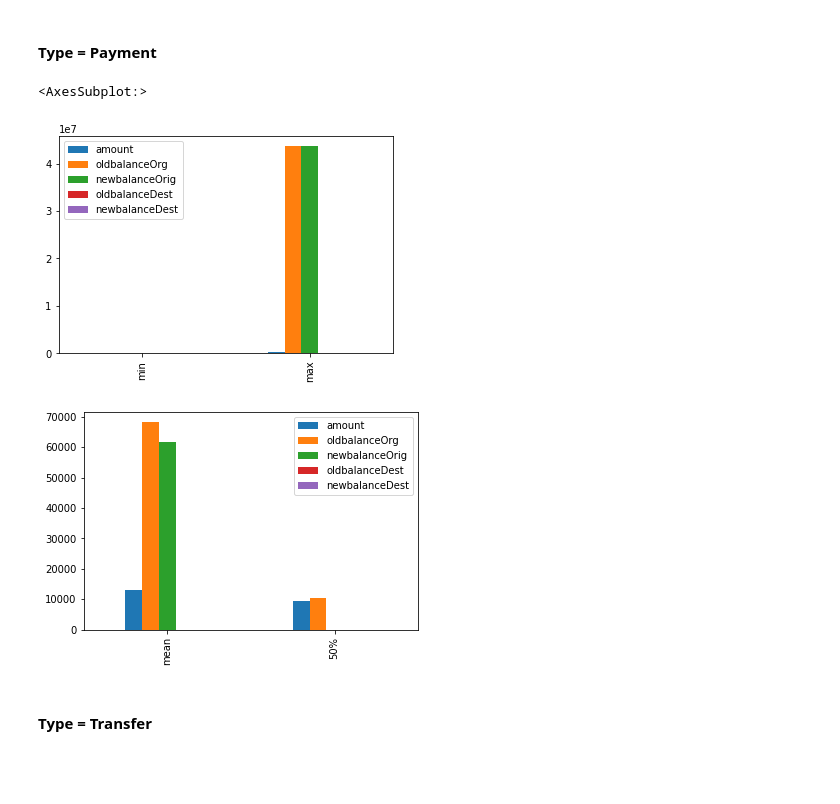
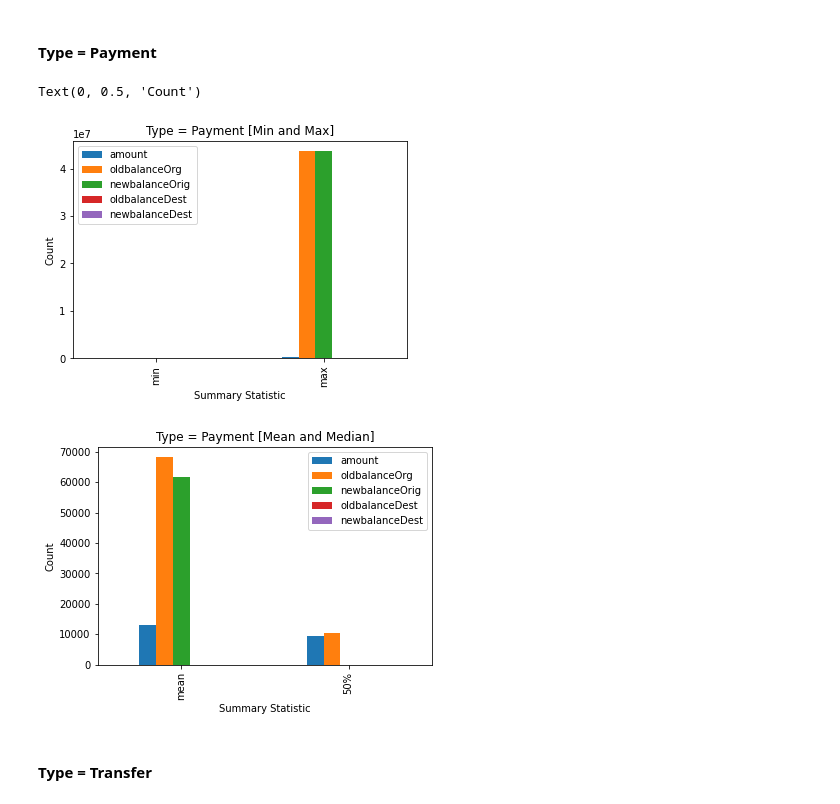
Before and after one commit to ramsun/stout-case1, a Jupyter notebook: case1.ipynb, the cells around one changed output. Drawn from its saved outputs; the diff is of its cells as text; code cells hidden in the pictures; blank space fills up the shorter version.

Commit message:
Markdown cell updates and labels to plots

```diff
--- a/case1.ipynb
+++ b/case1.ipynb
@@ -32,7 +32,7 @@ from sklearn.model_selection import StratifiedKFold
 ## Import Data
 # %%
 dirname = os.path.dirname('__file__')
-filename = os.path.join(dirname, 'PS_20174392719_1491204439457_log.csv')
+filename = os.path.join(dirname, 'resources/PS_20174392719_1491204439457_log.csv')
 fraud_df = pd.read_csv(filename)
 # %%
 fraud_df.head()
@@ -141,13 +141,21 @@ cash_in_df = fraud_df.loc[fraud_df['type'] == 'CASH_IN'].drop(['step', 'isFraud'
 # %%
 describe_payment_df = payment_df.describe()
 min_max_values = describe_payment_df.loc[["min",'max']]
 median_mode_values = describe_payment_df.loc[["mean",'50%']]
+
+
 min_max_values.plot(kind = 'bar')
+plt.title("Type = Payment [Min and Max]")
+plt.xlabel('Summary Statistic')
+plt.ylabel("Count")
 median_mode_values.plot(kind = 'bar')
+plt.title("Type = Payment [Mean and Median]")
+plt.xlabel('Summary Statistic')
+plt.ylabel("Count")
 # %% [output]
-<AxesSubplot:>
+Text(0, 0.5, 'Count')
-[figure, old version]
+[figure, new version]
-[figure, old version]
+[figure, new version]
 # %% [markdown]
 #### Type = Transfer
 # %%
```
Also changed, not shown: parts of 11 cells of this notebook.
